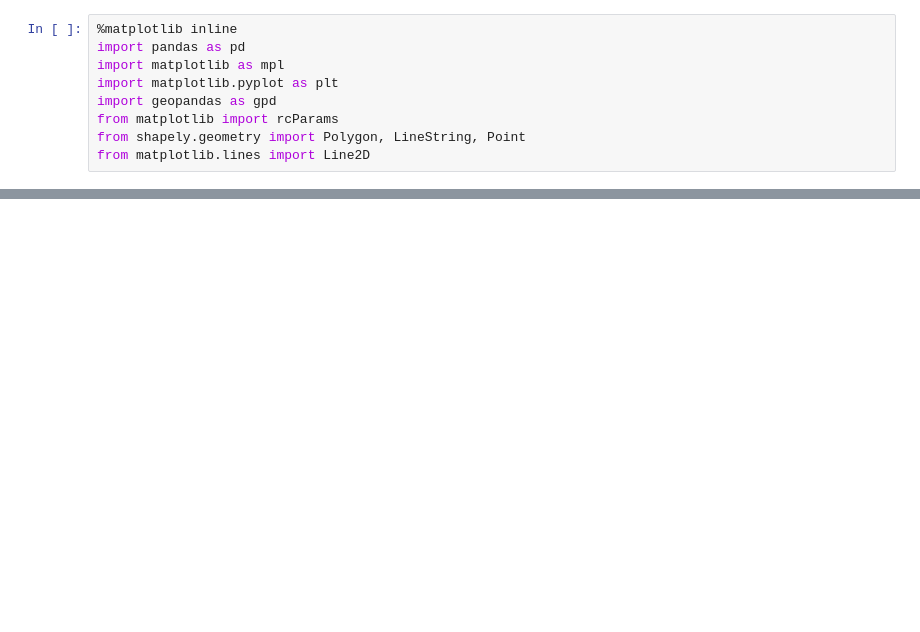
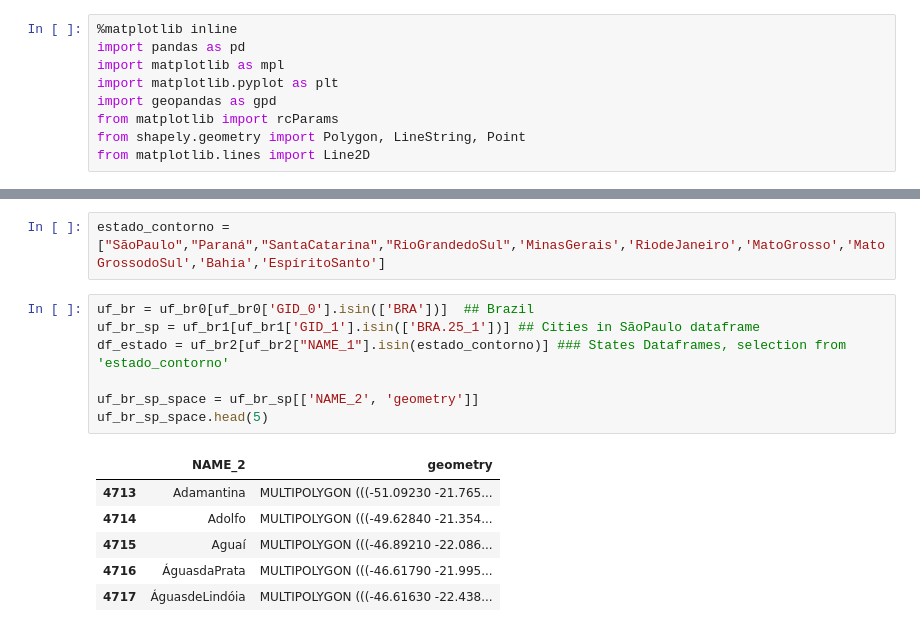
Before and after one commit to arturocconte/geopandas, a Jupyter notebook: geopandas.ipynb, the cells around one changed output, grey strips where cells are left out. Drawn from its saved outputs; the diff is of its cells as text; blank space fills up the shorter version.

```diff
--- a/geopandas.ipynb
+++ b/geopandas.ipynb
@@ -76,0 +46,16 @@ ax2 = mapa.plot(ax=base, facecolor='slateblue', alpha=1, linewidth=2,label = 'Á
+# %%
+estado_contorno = ["SãoPaulo","Paraná","SantaCatarina","RioGrandedoSul",'MinasGerais','RiodeJaneiro','MatoGrosso','MatoGrossodoSul','Bahia','EspíritoSanto']
+# %%
+uf_br = uf_br0[uf_br0['GID_0'].isin(['BRA'])]  ## Brazil
+uf_br_sp = uf_br1[uf_br1['GID_1'].isin(['BRA.25_1'])] ## Cities in SãoPaulo dataframe
+df_estado = uf_br2[uf_br2["NAME_1"].isin(estado_contorno)] ### States Dataframes, selection from 'estado_contorno'
+
+uf_br_sp_space = uf_br_sp[['NAME_2', 'geometry']]
+uf_br_sp_space.head(5)
+# %% [output]
+|  | NAME_2 | geometry |
+| 4713 | Adamantina | MULTIPOLYGON (((-51.09230 -21.765... |
+| 4714 | Adolfo | MULTIPOLYGON (((-49.62840 -21.354... |
+| 4715 | Aguaí | MULTIPOLYGON (((-46.89210 -22.086... |
+| 4716 | ÁguasdaPrata | MULTIPOLYGON (((-46.61790 -21.995... |
+| 4717 | ÁguasdeLindóia | MULTIPOLYGON (((-46.61630 -22.438... |
```
Also changed, not shown: parts of 7 cells of this notebook, 3 other files.
